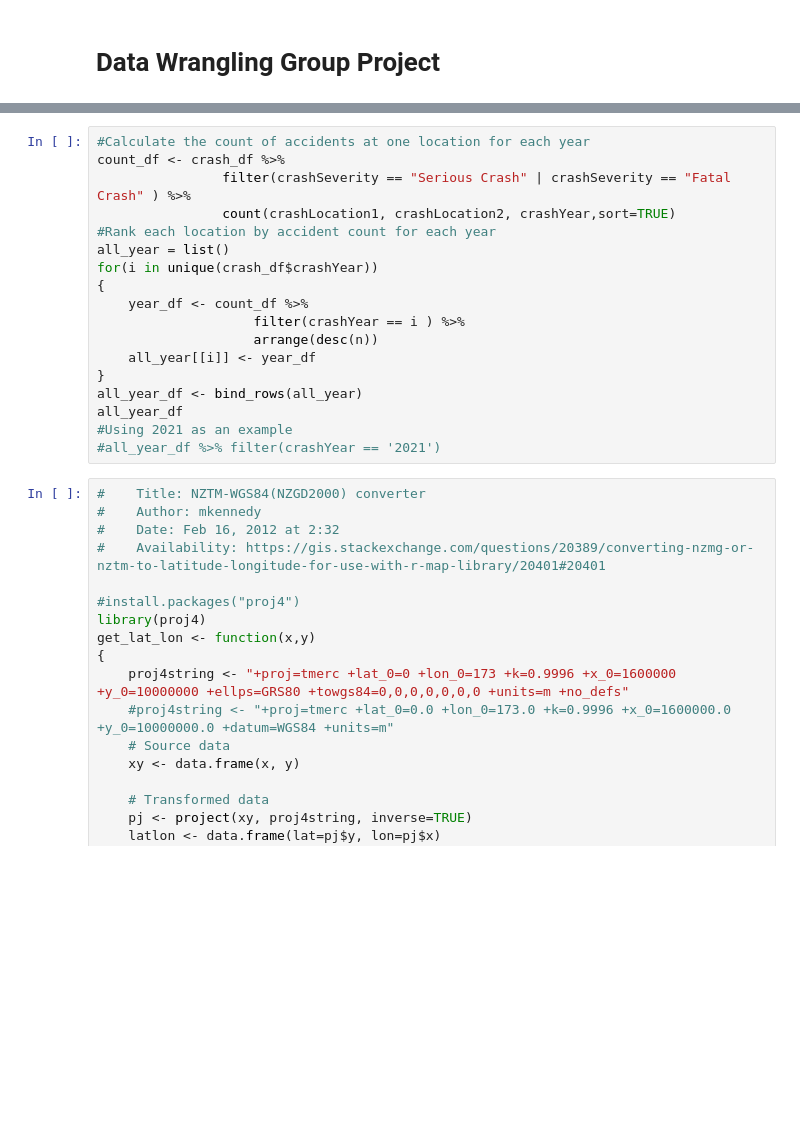
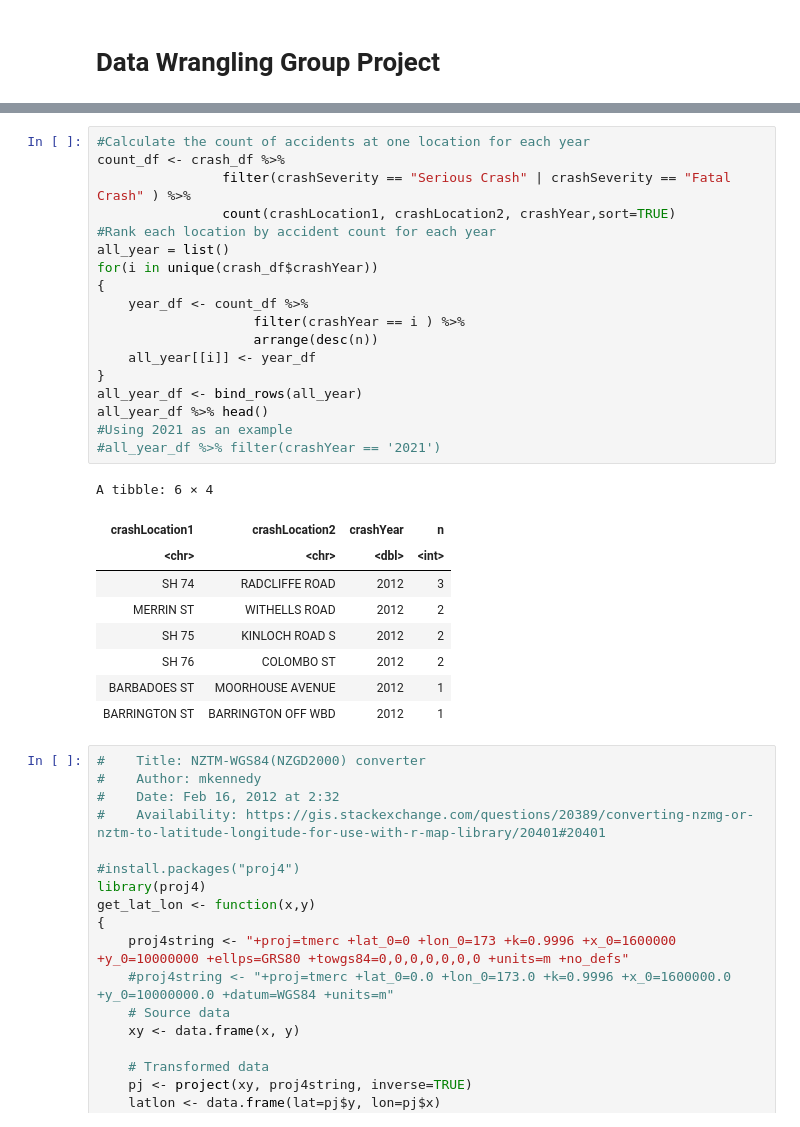
Before and after one commit to zelta1990/DATA422-Group-Project, a Jupyter notebook: group_project.ipynb, the cells around one changed output, grey strips where cells are left out. Cells and saved outputs as stored; diff of their text form; blank space fills up the shorter version.

```diff
--- a/group_project.ipynb
+++ b/group_project.ipynb
@@ -63,21 +55,31 @@ $ weatherB                  <chr> "Null", "Null", "Null", "Null", "Null", "Nul~
 # %%
 #Calculate the count of accidents at one location for each year
 count_df <- crash_df %>%
                 filter(crashSeverity == "Serious Crash" | crashSeverity == "Fatal Crash" ) %>%
                 count(crashLocation1, crashLocation2, crashYear,sort=TRUE)
 #Rank each location by accident count for each year
 all_year = list()
 for(i in unique(crash_df$crashYear))
 {
     year_df <- count_df %>%
                     filter(crashYear == i ) %>%
                     arrange(desc(n))
     all_year[[i]] <- year_df
 }
 all_year_df <- bind_rows(all_year)
-all_year_df
+all_year_df %>% head()
 #Using 2021 as an example
 #all_year_df %>% filter(crashYear == '2021')
+# %% [output]
+A tibble: 6 × 4
+| crashLocation1 | crashLocation2 | crashYear | n |
+| <chr> | <chr> | <dbl> | <int> |
+| SH 74 | RADCLIFFE ROAD | 2012 | 3 |
+| MERRIN ST | WITHELLS ROAD | 2012 | 2 |
+| SH 75 | KINLOCH ROAD S | 2012 | 2 |
+| SH 76 | COLOMBO ST | 2012 | 2 |
+| BARBADOES ST | MOORHOUSE AVENUE | 2012 | 1 |
+| BARRINGTON ST | BARRINGTON OFF WBD | 2012 | 1 |
 # %%
 #    Title: NZTM-WGS84(NZGD2000) converter
 #    Author: mkennedy
```
Also changed, not shown: parts of 6 cells of this notebook.
